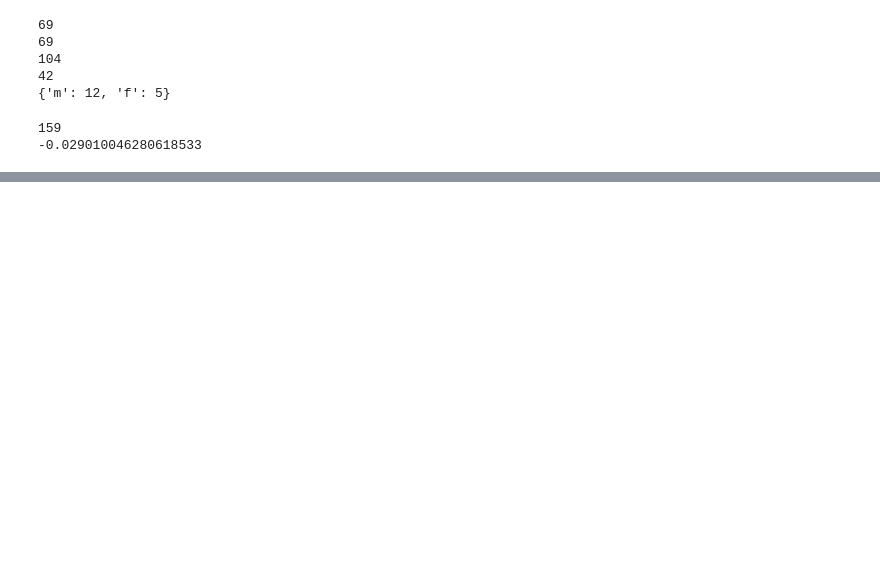
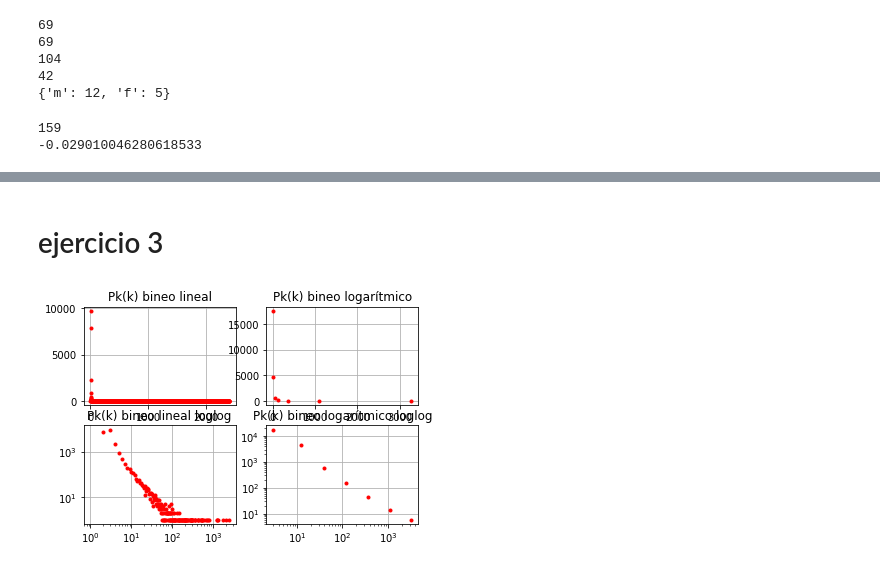
Before and after one commit to leialorenzo/Redes, a Jupyter notebook: TP1.ipynb, the cells around one changed output, grey strips where cells are left out. Drawn from its saved outputs; the diff is of its cells as text; code cells hidden in the pictures; blank space fills up the shorter version.

```diff
--- a/TP1.ipynb
+++ b/TP1.ipynb
@@ -262,0 +278,40 @@ plt.axvline(x=d['f']['f']/2,color='r')
+# %% [markdown]
+# ejercicio 3
+# %%
+autonom = nx.read_gml('tc01_data/as-22july06.gml')
+grados = autonom.degree()
+min_degree = min([a[1] for a in grados])
+max_degree = max([a[1] for a in grados])
+#%%
+bines = np.linspace(0, max_degree, max_degree+1)
+hist, bins = np.histogram([a[1] for a in grados], bins = bines)
+
+#%%
+bines_log = np.zeros(8) #con base 2 eran 12
+for i in range(1, len(bines_log)):
+	bines_log[i] = bines_log[i-1]+3**i
+hist_log, bins_log = np.histogram([a[1] for a in grados], bins = bines_log)
+
+#%%
+plt.figure(1)
+plt.subplot(221)
+plt.title('Pk(k) bineo lineal')
+plt.plot(bins[1:], hist, 'r.', )
+plt.grid(True)
+
+plt.subplot(222)
+plt.title('Pk(k) bineo logarítmico')
+plt.plot(bins_log[1:], hist_log, 'r.', )
+plt.grid(True)
+
+plt.subplot(223)
+plt.title('Pk(k) bineo lineal loglog')
+plt.loglog(bins[1:], hist, 'r.', )
+plt.grid(True)
+
+plt.subplot(224)
+plt.title('Pk(k) bineo logarítmico loglog')
+plt.loglog(bins_log[1:], hist_log, 'r.', )
+plt.grid(True)
+# %% [output]
+[figure, added]
```
Also changed, not shown: parts of 9 cells of this notebook.
